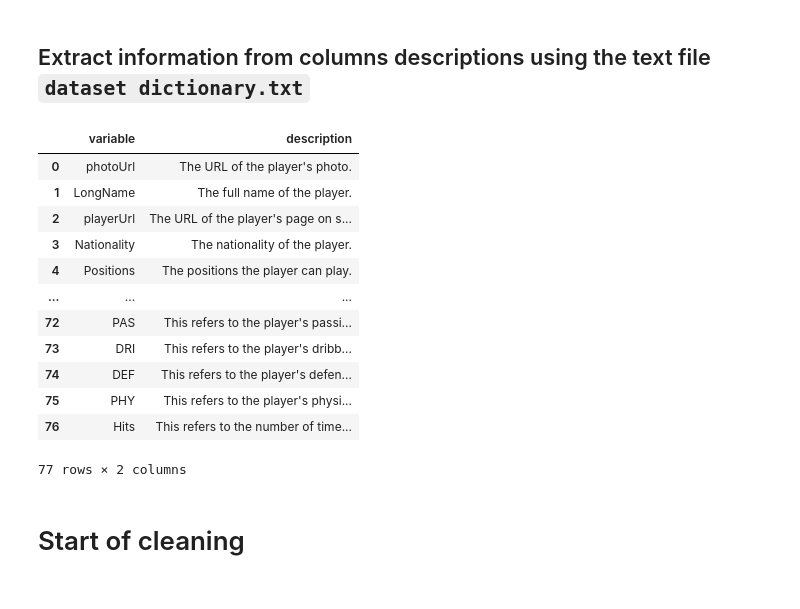
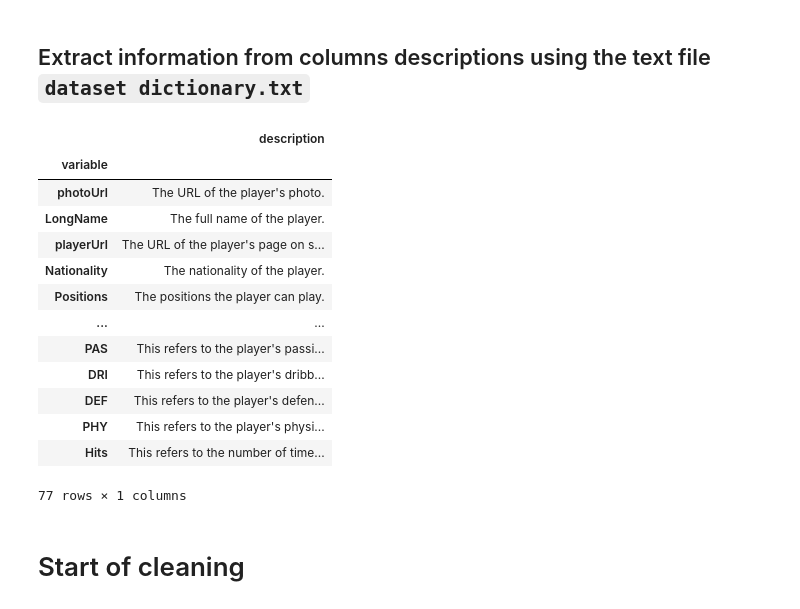
Before and after one commit to chusk2/data_cleaning_challenge_fifa21, a Jupyter notebook: clean_dataset_fifa21.ipynb, the cells around one changed output. Cells and saved outputs as stored; diff of their text form; code cells hidden in the pictures.

```diff
--- a/clean_dataset_fifa21.ipynb
+++ b/clean_dataset_fifa21.ipynb
@@ -20,17 +20,3 @@ var_descrption_df = pd.DataFrame({'variable': content.keys(), 'description': con
 # %%
-var_descrption_df
+var_description_df.set_index('variable', inplace=True)
-# %% [output]
-|  | variable | description |
-| 0 | photoUrl | The URL of the player's photo. |
-| 1 | LongName | The full name of the player. |
-| 2 | playerUrl | The URL of the player's page on s... |
-| 3 | Nationality | The nationality of the player. |
-| 4 | Positions | The positions the player can play. |
-| ... | ... | ... |
-| 72 | PAS | This refers to the player's passi... |
-| 73 | DRI | This refers to the player's dribb... |
-| 74 | DEF | This refers to the player's defen... |
-| 75 | PHY | This refers to the player's physi... |
-| 76 | Hits | This refers to the number of time... |
-77 rows × 2 columns
 # %%
@@ -38,3 +24,20 @@ var_descrption_df.to_csv('variable_descriptions.csv', index=False)
+# %%
+var_description_df
+# %% [output]
+|  | description |
+| variable |  |
+| photoUrl | The URL of the player's photo. |
+| LongName | The full name of the player. |
+| playerUrl | The URL of the player's page on s... |
+| Nationality | The nationality of the player. |
+| Positions | The positions the player can play. |
+| ... | ... |
+| PAS | This refers to the player's passi... |
+| DRI | This refers to the player's dribb... |
+| DEF | This refers to the player's defen... |
+| PHY | This refers to the player's physi... |
+| Hits | This refers to the number of time... |
+77 rows × 1 columns
 # %% [markdown]
 # Start of cleaning
 # %%
```
Also changed, not shown: parts of 105 cells of this notebook, 1 other file.
